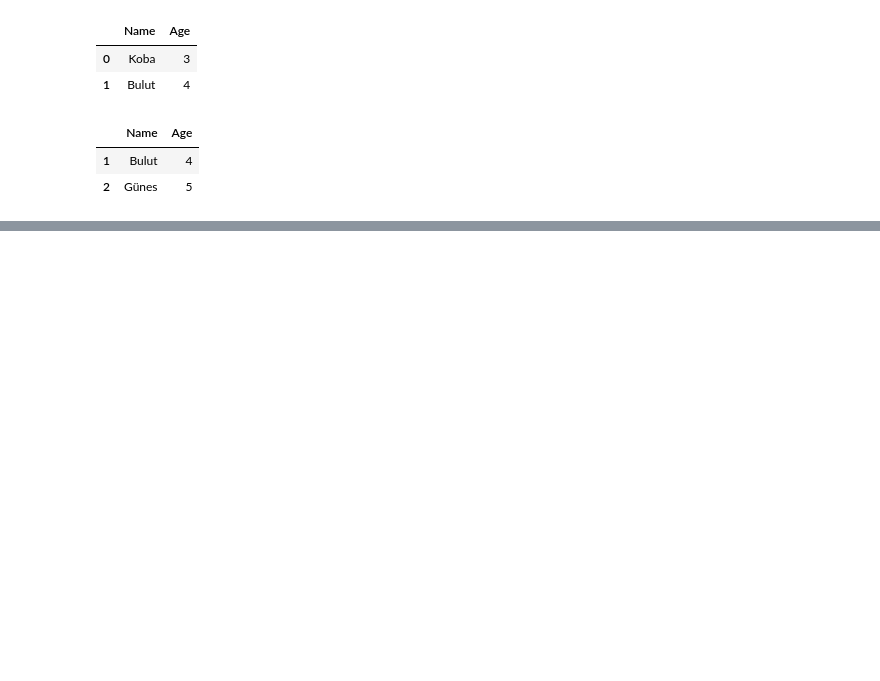
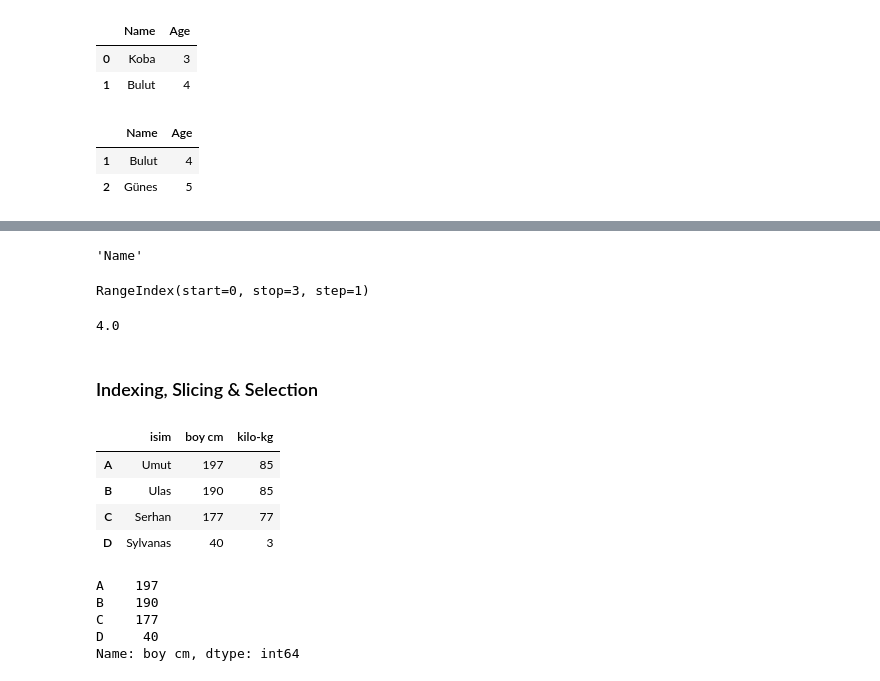
Before and after one commit to SerhanSubasi/Pandas-Practice, a Jupyter notebook: 2.ipynb, the cells around one changed output, grey strips where cells are left out. Drawn from its saved outputs; the diff is of its cells as text; code cells hidden in the pictures; blank space fills up the shorter version.

```diff
--- a/2.ipynb
+++ b/2.ipynb
@@ -215,0 +221,14 @@ df.tail(2)
+# %%
+df.columns[0]
+# %% [output]
+'Name'
+# %%
+df.index
+# %% [output]
+RangeIndex(start=0, stop=3, step=1)
+# %%
+df.Age.mean() #doğrudan mean yazarsak içerisinde sayı olmayan değerler de olduğundan dolayı hata alırız.
+# %% [output]
+4.0
+# %% [markdown]
+### Indexing, Slicing & Selection
@@ -215,0 +237,17 @@ df.tail(2)
+# %%
+df = pd.DataFrame(data = data, index = ["A","B","C","D"])
+df
+# %% [output]
+|  | isim | boy cm | kilo-kg |
+| A | Umut | 197 | 85 |
+| B | Ulas | 190 | 85 |
+| C | Serhan | 177 | 77 |
+| D | Sylvanas | 40 | 3 |
+# %%
+df["boy cm"] # Pandas Series
+# %% [output]
+A    197
+B    190
+C    177
+D     40
+Name: boy cm, dtype: int64
```
Also changed, not shown: parts of 15 cells of this notebook, 1 other file.
